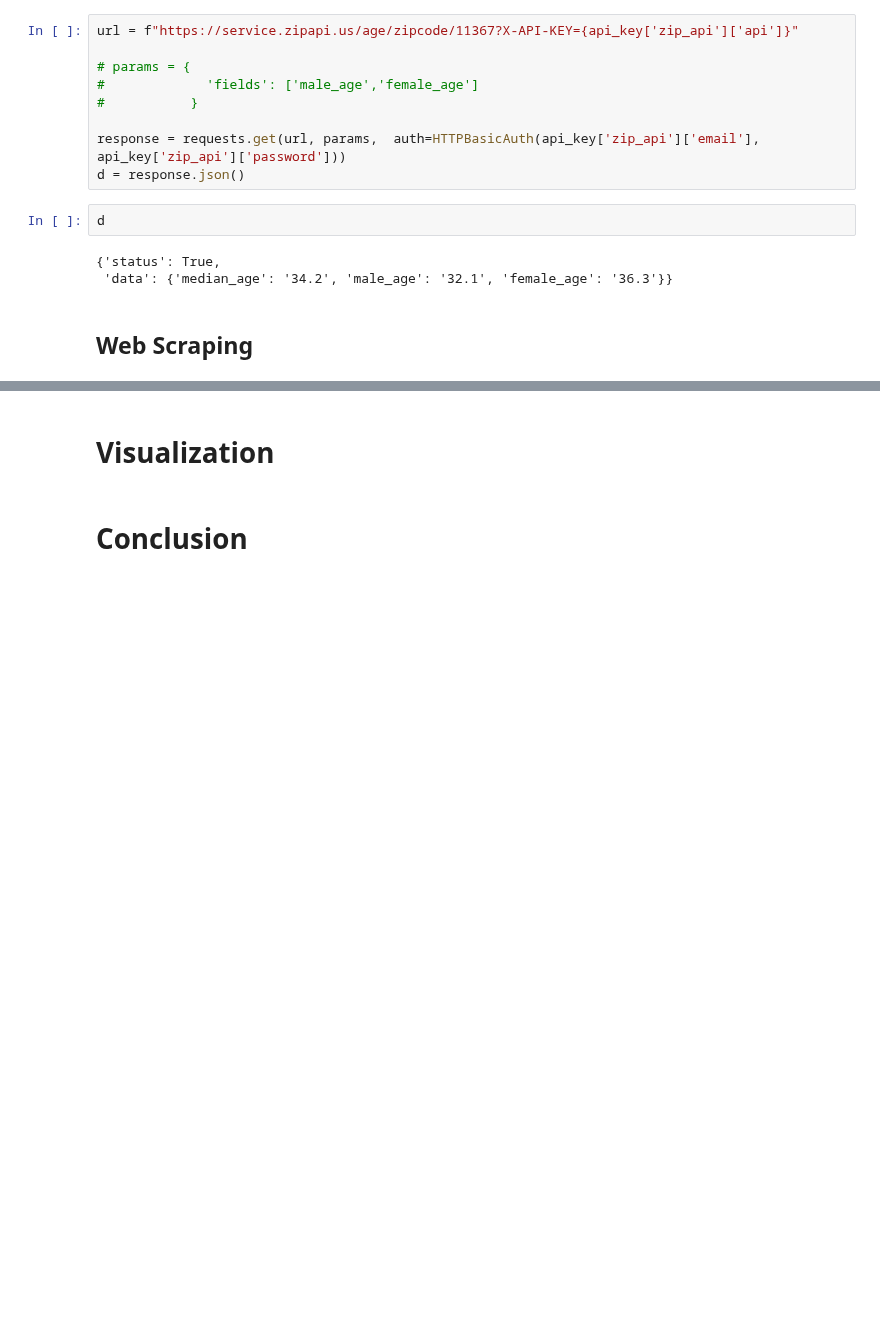
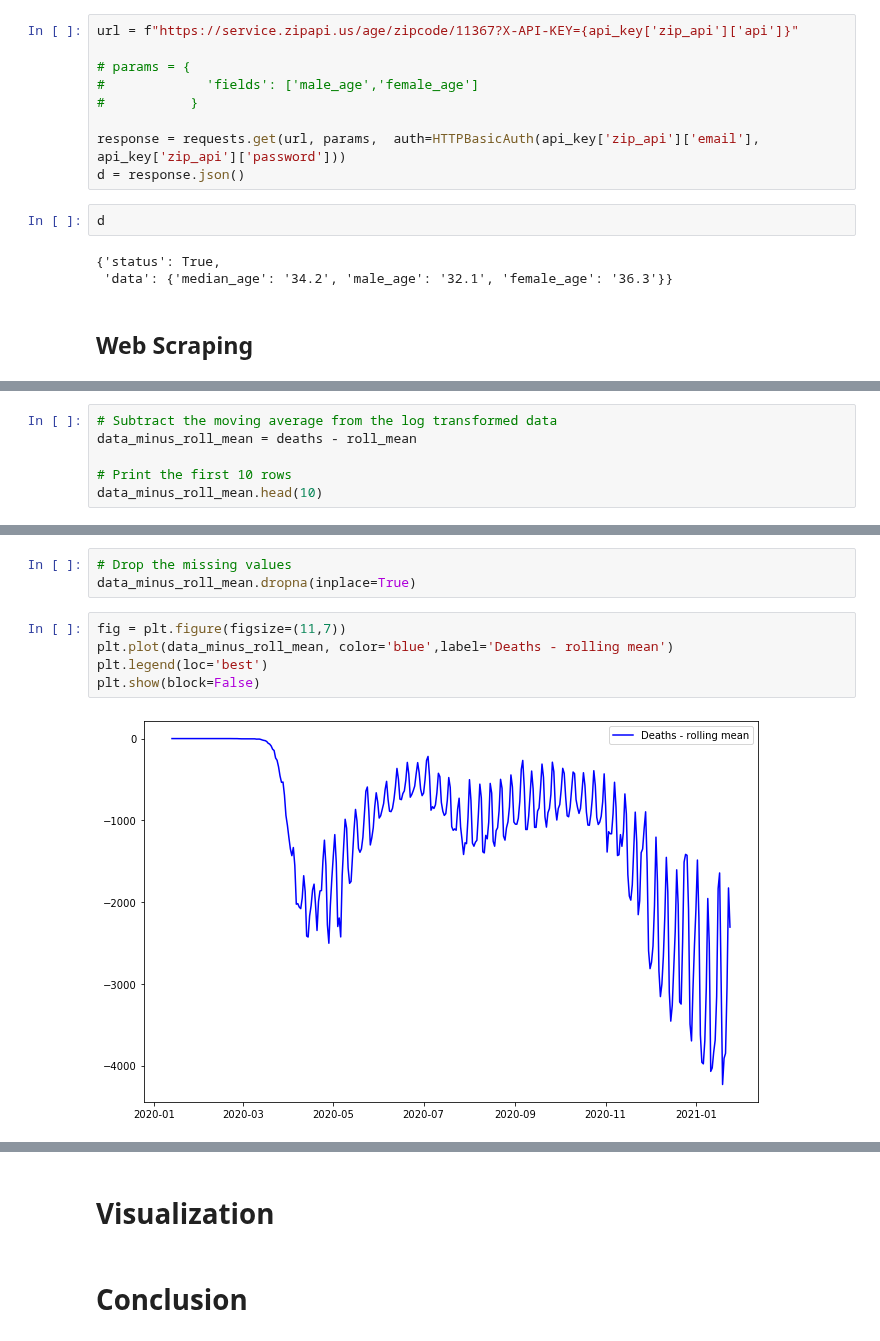
Before and after one commit to ghcn345/Coronavirus-Prediction, a Jupyter notebook: project_coronavirus.ipynb, the cells around one changed output, grey strips where cells are left out. Cells and saved outputs as stored; diff of their text form; blank space fills up the shorter version.

```diff
--- a/project_coronavirus.ipynb
+++ b/project_coronavirus.ipynb
@@ -333,0 +362,6 @@ d
+# %%
+# Subtract the moving average from the log transformed data
+data_minus_roll_mean = deaths - roll_mean
+
+# Print the first 10 rows
+data_minus_roll_mean.head(10)
@@ -333,0 +381,10 @@ d
+# %%
+# Drop the missing values
+data_minus_roll_mean.dropna(inplace=True)
+# %%
+fig = plt.figure(figsize=(11,7))
+plt.plot(data_minus_roll_mean, color='blue',label='Deaths - rolling mean')
+plt.legend(loc='best')
+plt.show(block=False)
+# %% [output]
+[figure, added]
```
Also changed, not shown: parts of 44 cells of this notebook, 1 other file.
